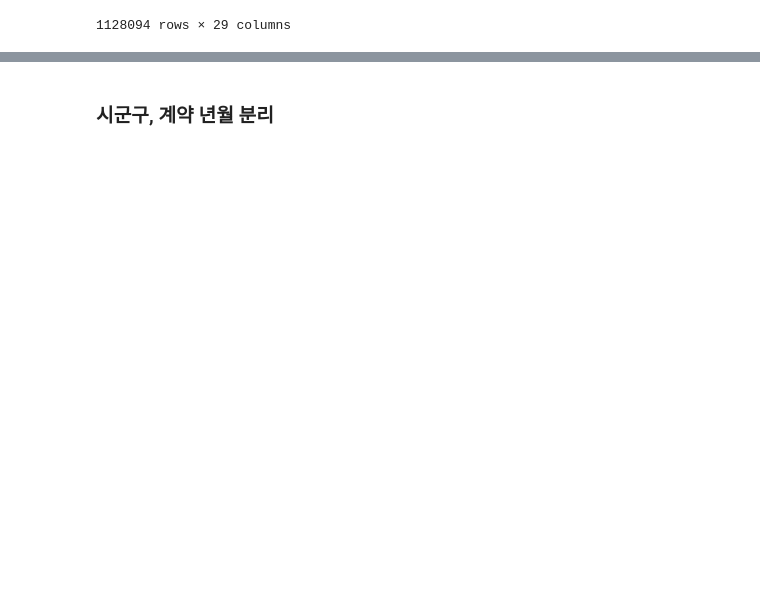
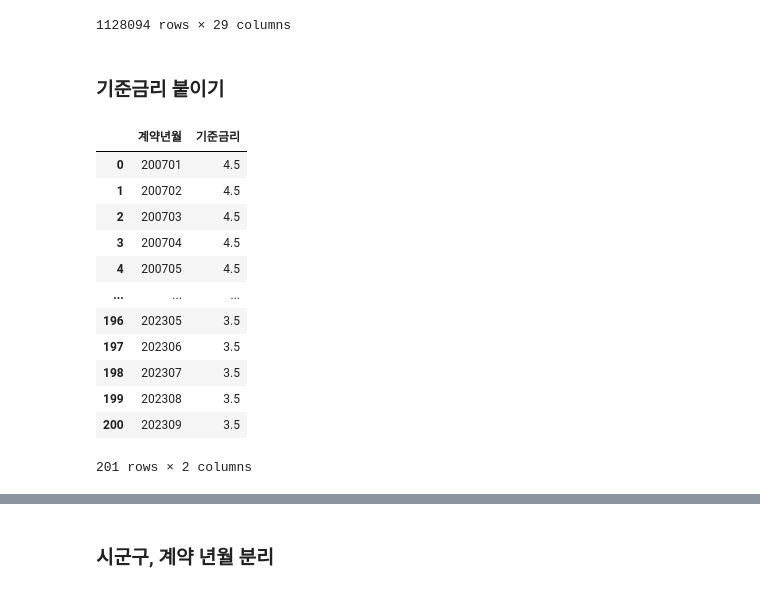
Before and after one commit to UpstageAILab3/upstage-ml-regression-ml5-pub, a Jupyter notebook: Model.ipynb, the cells around one changed output, grey strips where cells are left out. Cells and saved outputs as stored; diff of their text form; code cells hidden in the pictures; blank space fills up the shorter version.

```diff
--- a/Model.ipynb
+++ b/Model.ipynb
@@ -193,3 +192,28 @@ df_concat
 | 1128092 | 서울특별시 중랑구 신내동 | 816 | 84.94 | 202309 | 2 | 18 | 2014 | NaN | 127.106467 | 37.617195 | ... | ... |
 | 1128093 | 서울특별시 중랑구 신내동 | 816 | 84.65 | 202309 | 4 | 13 | 2014 | NaN | 127.106467 | 37.617195 | ... | ... |
 1128094 rows × 29 columns
+# %% [markdown]
+### 기준금리 붙이기
+# %%
+df_trainset_0718_3 = pd.read_csv('../trainset_0718_3.csv')
+
+dfInterest = df_trainset_0718_3[['계약년월', '기준금리']]
+dfInterest.drop_duplicates(inplace=True)
+dfInterest.reset_index(drop=True, inplace=True)
+
+del df_trainset_0718_3
+dfInterest
+# %% [output]
+|  | 계약년월 | 기준금리 |
+| 0 | 200701 | 4.5 |
+| 1 | 200702 | 4.5 |
+| 2 | 200703 | 4.5 |
+| 3 | 200704 | 4.5 |
+| 4 | 200705 | 4.5 |
+| ... | ... | ... |
+| 196 | 202305 | 3.5 |
+| 197 | 202306 | 3.5 |
+| 198 | 202307 | 3.5 |
+| 199 | 202308 | 3.5 |
+| 200 | 202309 | 3.5 |
+201 rows × 2 columns
```
Also changed, not shown: parts of 18 cells of this notebook.
